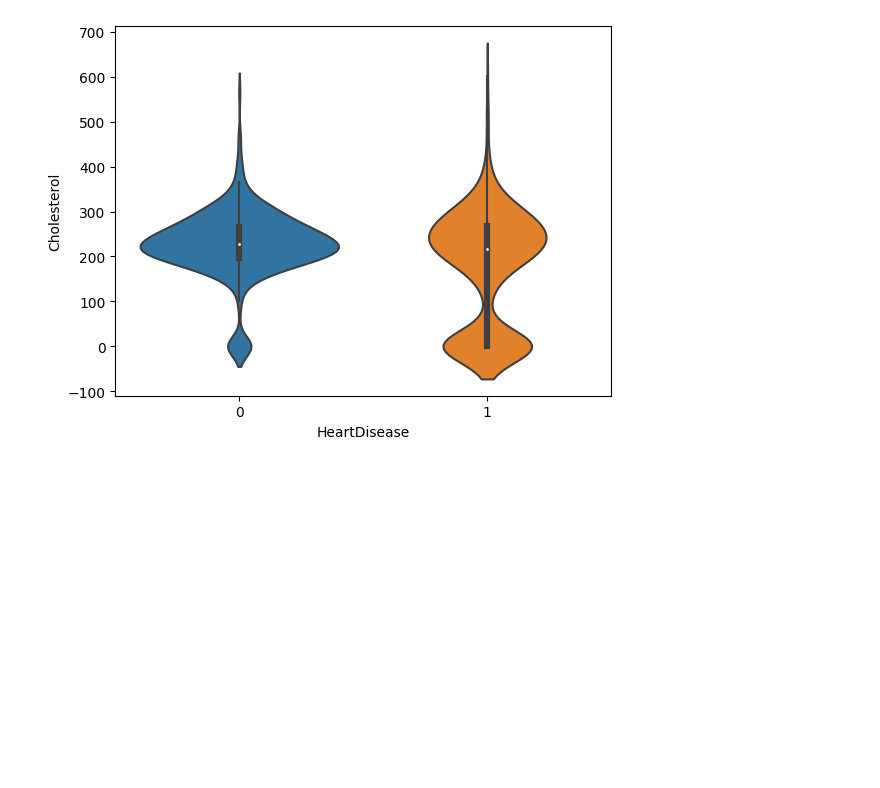
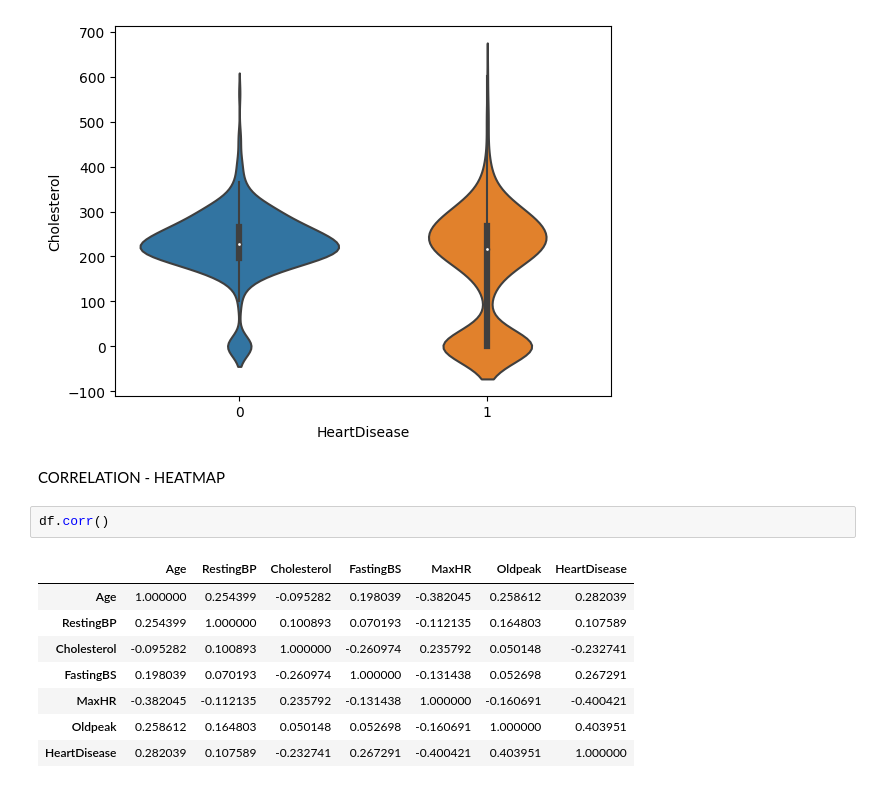
Before and after one commit to ImSowmya/Data-visualization-on-Heart-disease-dataset, a Jupyter notebook: HeartDisease-ExploratoryDataAnalysis.ipynb, the cells around one changed output. Drawn from its saved outputs; the diff is of its cells as text; blank space fills up the shorter version.

```diff
--- a/HeartDisease-ExploratoryDataAnalysis.ipynb
+++ b/HeartDisease-ExploratoryDataAnalysis.ipynb
@@ -82,3 +82,16 @@ sns.violinplot(x="HeartDisease",y="Cholesterol",data=df)
 # %% [output]
 <Axes: xlabel='HeartDisease', ylabel='Cholesterol'>
 [figure]
+# %% [markdown]
+CORRELATION - HEATMAP
+# %%
+df.corr()
+# %% [output]
+|  | Age | RestingBP | Cholesterol | FastingBS | MaxHR | Oldpeak | HeartDisease |
+| Age | 1.000000 | 0.254399 | -0.095282 | 0.198039 | -0.382045 | 0.258612 | 0.282039 |
+| RestingBP | 0.254399 | 1.000000 | 0.100893 | 0.070193 | -0.112135 | 0.164803 | 0.107589 |
+| Cholesterol | -0.095282 | 0.100893 | 1.000000 | -0.260974 | 0.235792 | 0.050148 | -0.232741 |
+| FastingBS | 0.198039 | 0.070193 | -0.260974 | 1.000000 | -0.131438 | 0.052698 | 0.267291 |
+| MaxHR | -0.382045 | -0.112135 | 0.235792 | -0.131438 | 1.000000 | -0.160691 | -0.400421 |
+| Oldpeak | 0.258612 | 0.164803 | 0.050148 | 0.052698 | -0.160691 | 1.000000 | 0.403951 |
+| HeartDisease | 0.282039 | 0.107589 | -0.232741 | 0.267291 | -0.400421 | 0.403951 | 1.000000 |
```
Also changed, not shown: parts of 1 cell of this notebook.
